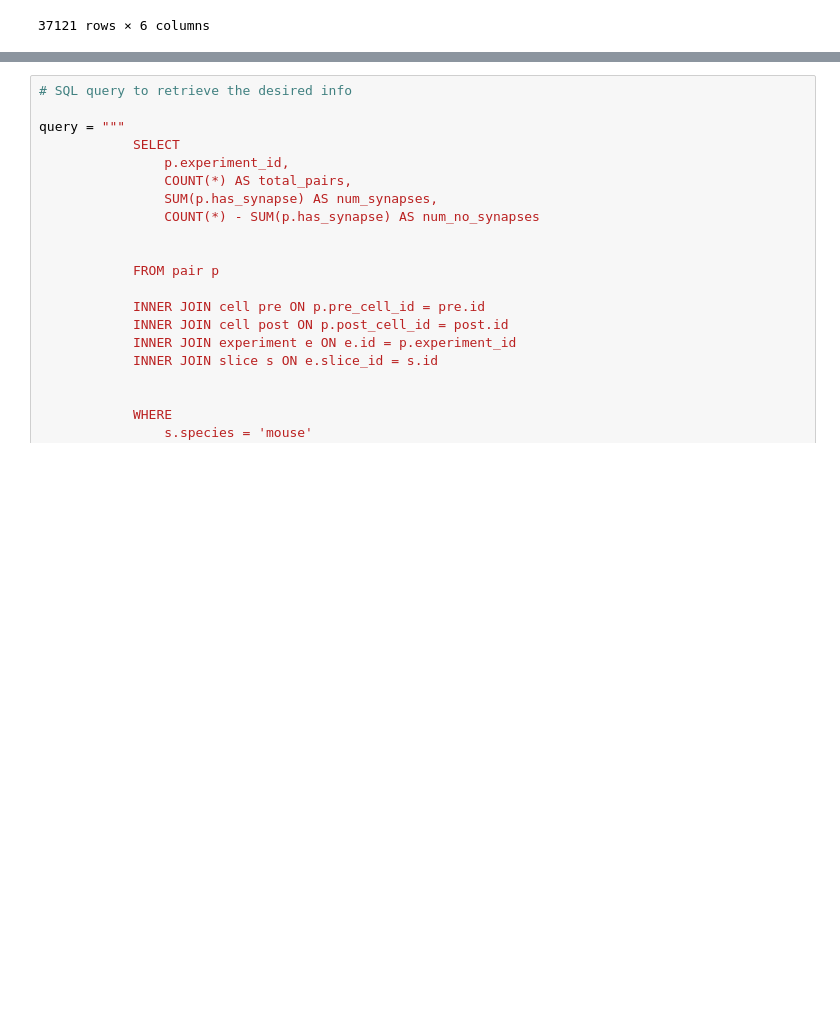
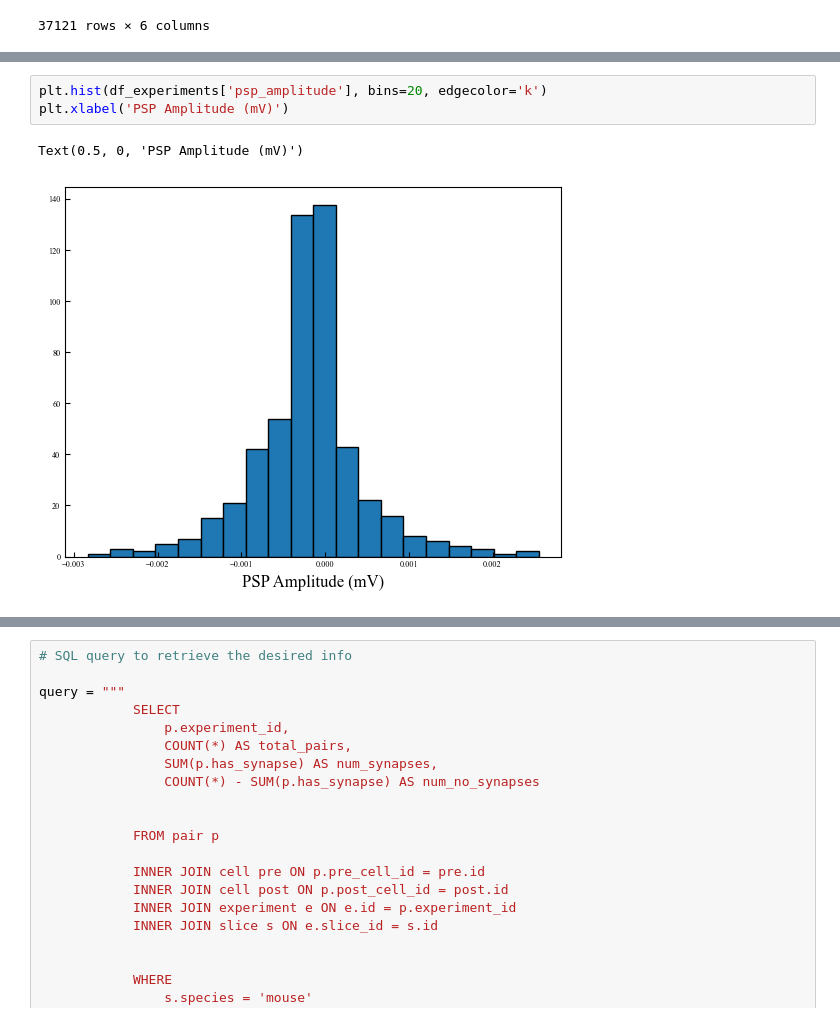
Before and after one commit to acevedomartina/HeterogeneousRNNs, a Jupyter notebook: data_analysis/analysis_neneva.ipynb, the cells around one changed output, grey strips where cells are left out. Cells and saved outputs as stored; diff of their text form; blank space fills up the shorter version.

```diff
--- a/data_analysis/analysis_neneva.ipynb
+++ b/data_analysis/analysis_neneva.ipynb
@@ -658,0 +837,6 @@ plt.show()
+# %%
+plt.hist(df_experiments['psp_amplitude'], bins=20, edgecolor='k')
+plt.xlabel('PSP Amplitude (mV)')
+# %% [output]
+Text(0.5, 0, 'PSP Amplitude (mV)')
+[figure, added]
```
Also changed, not shown: parts of 30 cells of this notebook, 2 other files.
